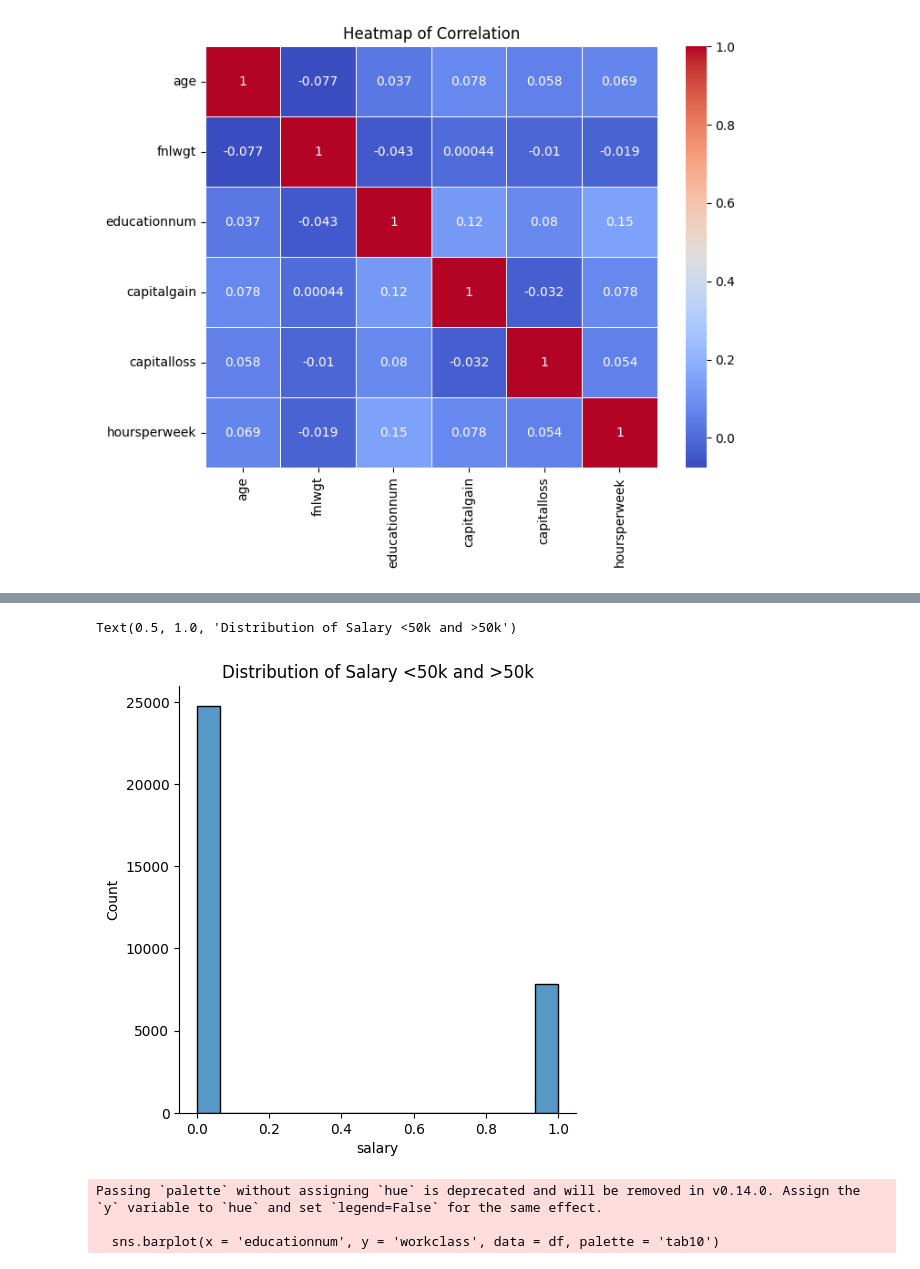
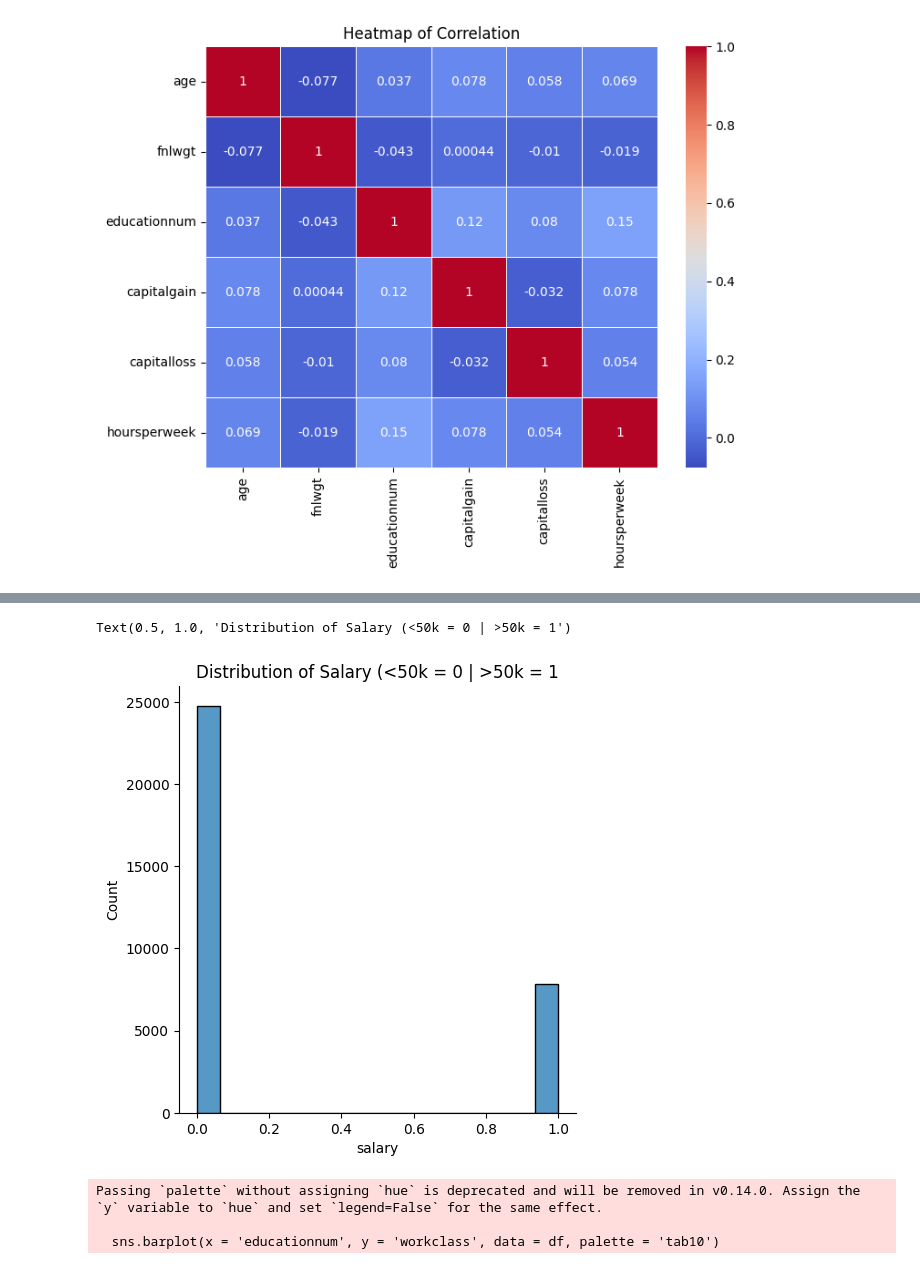
Before and after one commit to aryamankachroo/DTSC1302FinalGroupProject, a Jupyter notebook: DtscFinalProjectCode.ipynb, the cells around one changed output, grey strips where cells are left out. Saved outputs shown, nothing was run; the diff lists cells and outputs as text; code cells hidden in the pictures.

```diff
--- a/DtscFinalProjectCode.ipynb
+++ b/DtscFinalProjectCode.ipynb
@@ -142,11 +143,11 @@ Text(0.5, 1.0, 'Distribution of Years of Education')
 # %%
 df['salary'] = df['salary'].replace({' <=50K': 0, ' >50K': 1})
 #df['salary'] = df['salary'].astype(int)
 sns.displot(x = df['salary'])
-plt.title('Distribution of Salary <50k and >50k')
+plt.title('Distribution of Salary (<50k = 0 | >50k = 1)')
 # %% [output]
-Text(0.5, 1.0, 'Distribution of Salary <50k and >50k')
+Text(0.5, 1.0, 'Distribution of Salary (<50k = 0 | >50k = 1')
-[figure, old version]
+[figure, new version]
 # %%
 sns.barplot(x = 'educationnum', y = 'workclass', data = df, palette = 'tab10')
 
```
Also changed, not shown: parts of 1 cell of this notebook.
